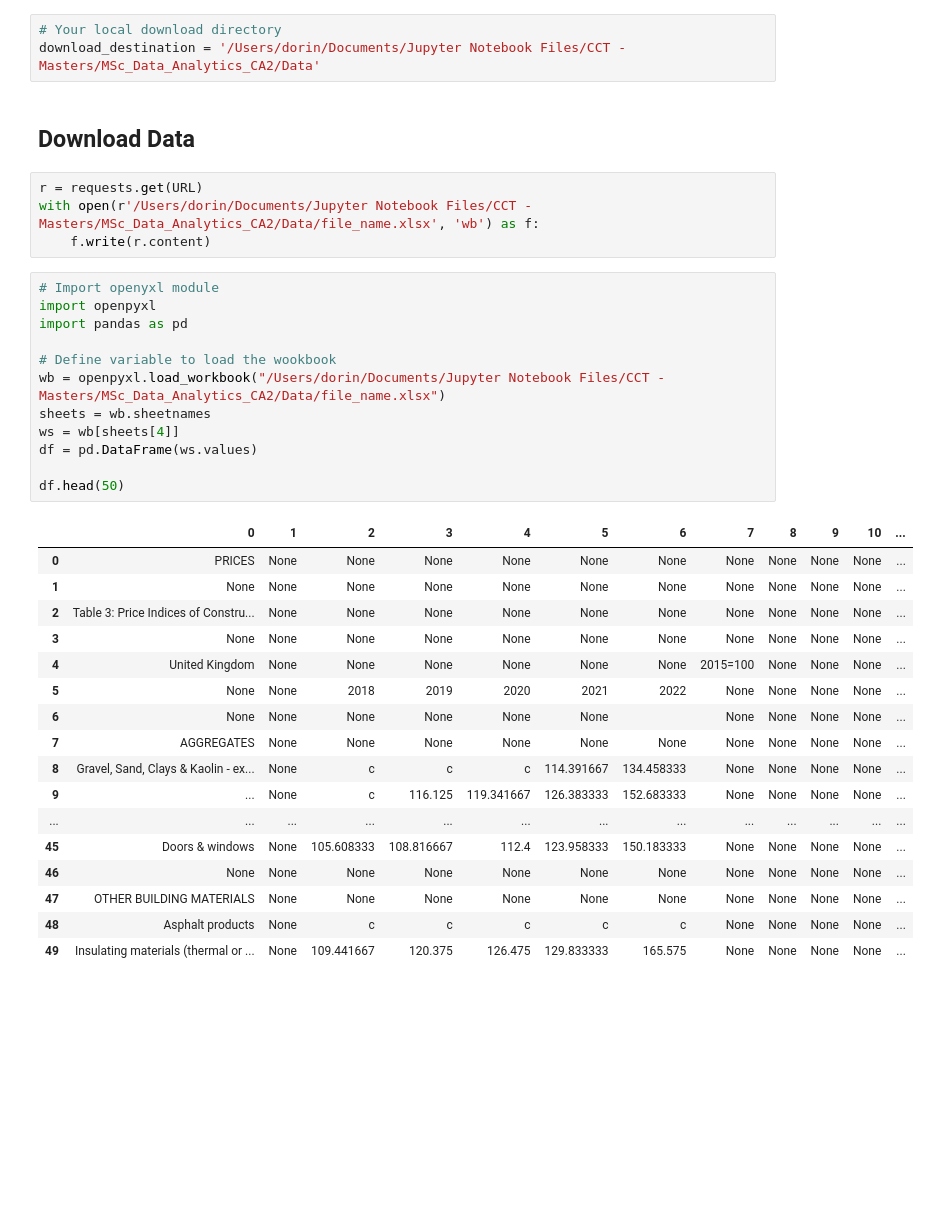
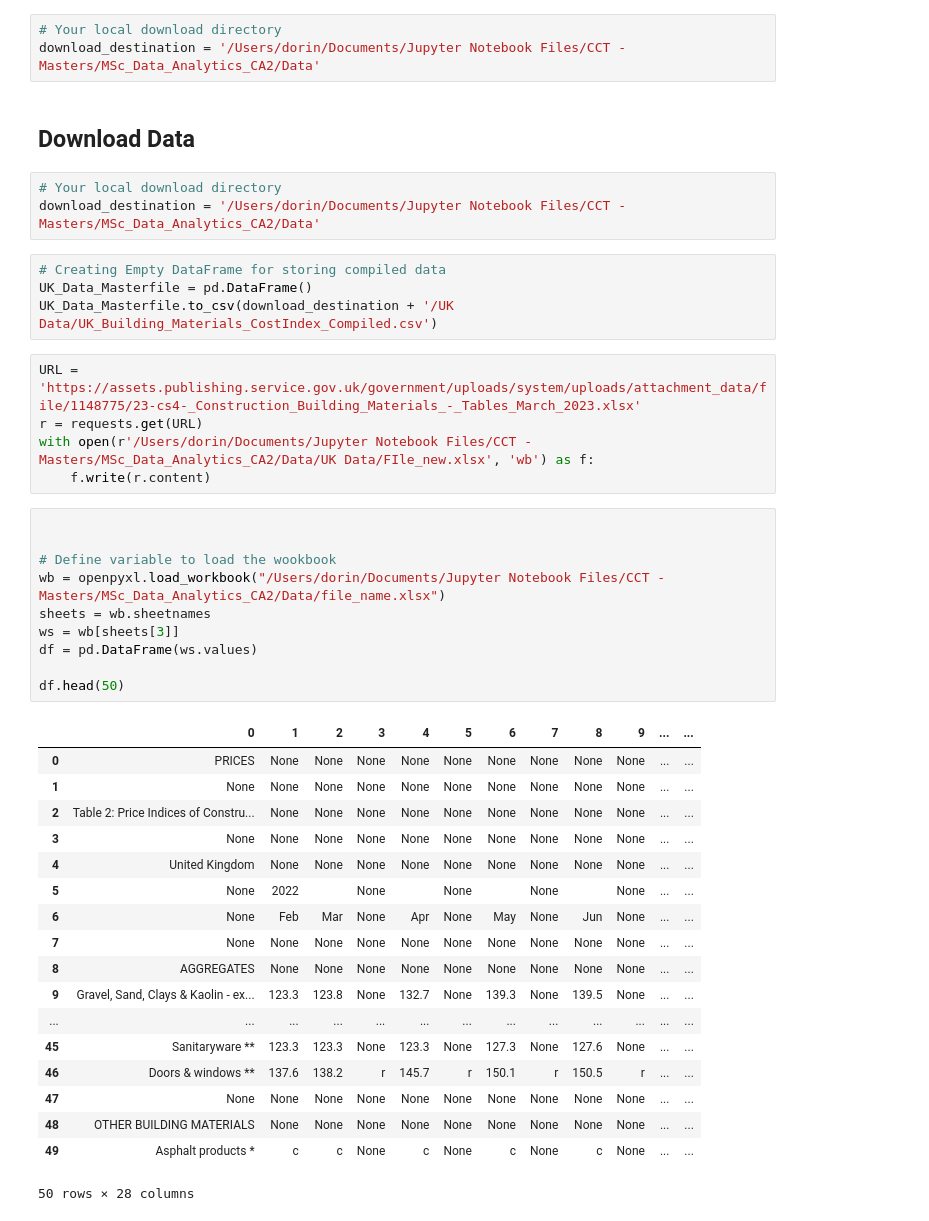
Before and after one commit to DorinBuzilov/Msc-in-Data-Analytics-CA2, a Jupyter notebook: MSc_Data_Analytics_CA2.ipynb, the cells around one changed output. Cells and saved outputs as stored; diff of their text form; blank space fills up the shorter version.

```diff
--- a/MSc_Data_Analytics_CA2.ipynb
+++ b/MSc_Data_Analytics_CA2.ipynb
@@ -18,39 +19,46 @@ import os
 # %%
 # Your local download directory
 download_destination = '/Users/dorin/Documents/Jupyter Notebook Files/CCT - Masters/MSc_Data_Analytics_CA2/Data'
-# %% [markdown]
-## Download Data
+# %% [markdown]
+## Download Data
+# %%
+# Your local download directory
+download_destination = '/Users/dorin/Documents/Jupyter Notebook Files/CCT - Masters/MSc_Data_Analytics_CA2/Data'
+# %%
+# Creating Empty DataFrame for storing compiled data
+UK_Data_Masterfile = pd.DataFrame()
+UK_Data_Masterfile.to_csv(download_destination + '/UK Data/UK_Building_Materials_CostIndex_Compiled.csv')
 # %%
+URL = 'https://assets.publishing.service.gov.uk/government/uploads/system/uploads/attachment_data/file/1148775/23-cs4-_Construction_Building_Materials_-_Tables_March_2023.xlsx'
 r = requests.get(URL)
-with open(r'/Users/dorin/Documents/Jupyter Notebook Files/CCT - Masters/MSc_Data_Analytics_CA2/Data/file_name.xlsx', 'wb') as f:
+with open(r'/Users/dorin/Documents/Jupyter Notebook Files/CCT - Masters/MSc_Data_Analytics_CA2/Data/UK Data/FIle_new.xlsx', 'wb') as f:
     f.write(r.content)
 # %%
-# Import openyxl module
-import openpyxl
-import pandas as pd
+
 
 # Define variable to load the wookbook
 wb = openpyxl.load_workbook("/Users/dorin/Documents/Jupyter Notebook Files/CCT - Masters/MSc_Data_Analytics_CA2/Data/file_name.xlsx")
 sheets = wb.sheetnames
-ws = wb[sheets[4]]
+ws = wb[sheets[3]]
 df = pd.DataFrame(ws.values)
 
 df.head(50)
 # %% [output]
-|  | 0 | 1 | 2 | 3 | 4 | 5 | 6 | 7 | 8 | 9 | 10 | ... |
-| 0 | PRICES | None | None | None | None | None | None | None | None | None | None | ... |
-| 1 | None | None | None | None | None | None | None | None | None | None | None | ... |
-| 2 | Table 3: Price Indices of Constru... | None | None | None | None | None | None | None | None | None | None | ... |
-| 3 | None | None | None | None | None | None | None | None | None | None | None | ... |
-| 4 | United Kingdom | None | None | None | None | None | None | 2015=100 | None | None | None | ... |
-| 5 | None | None | 2018 | 2019 | 2020 | 2021 | 2022 | None | None | None | None | ... |
-| 6 | None | None | None | None | None | None |  | None | None | None | None | ... |
-| 7 | AGGREGATES | None | None | None | None | None | None | None | None | None | None | ... |
-| 8 | Gravel, Sand, Clays & Kaolin - ex... | None | c | c | c | 114.391667 | 134.458333 | None | None | None | None | ... |
-| 9 | ... | None | c | 116.125 | 119.341667 | 126.383333 | 152.683333 | None | None | None | None | ... |
+|  | 0 | 1 | 2 | 3 | 4 | 5 | 6 | 7 | 8 | 9 | ... | ... |
+| 0 | PRICES | None | None | None | None | None | None | None | None | None | ... | ... |
+| 1 | None | None | None | None | None | None | None | None | None | None | ... | ... |
+| 2 | Table 2: Price Indices of Constru... | None | None | None | None | None | None | None | None | None | ... | ... |
+| 3 | None | None | None | None | None | None | None | None | None | None | ... | ... |
+| 4 | United Kingdom | None | None | None | None | None | None | None | None | None | ... | ... |
+| 5 | None | 2022 |  | None |  | None |  | None |  | None | ... | ... |
+| 6 | None | Feb | Mar | None | Apr | None | May | None | Jun | None | ... | ... |
+| 7 | None | None | None | None | None | None | None | None | None | None | ... | ... |
+| 8 | AGGREGATES | None | None | None | None | None | None | None | None | None | ... | ... |
+| 9 | Gravel, Sand, Clays & Kaolin - ex... | 123.3 | 123.8 | None | 132.7 | None | 139.3 | None | 139.5 | None | ... | ... |
 | ... | ... | ... | ... | ... | ... | ... | ... | ... | ... | ... | ... | ... |
-| 45 | Doors & windows | None | 105.608333 | 108.816667 | 112.4 | 123.958333 | 150.183333 | None | None | None | None | ... |
-| 46 | None | None | None | None | None | None | None | None | None | None | None | ... |
-| 47 | OTHER BUILDING MATERIALS | None | None | None | None | None | None | None | None | None | None | ... |
-| 48 | Asphalt products | None | c | c | c | c | c | None | None | None | None | ... |
-| 49 | Insulating materials (thermal or ... | None | 109.441667 | 120.375 | 126.475 | 129.833333 | 165.575 | None | None | None | None | ... |
+| 45 | Sanitaryware ** | 123.3 | 123.3 | None | 123.3 | None | 127.3 | None | 127.6 | None | ... | ... |
+| 46 | Doors & windows ** | 137.6 | 138.2 | r | 145.7 | r | 150.1 | r | 150.5 | r | ... | ... |
+| 47 | None | None | None | None | None | None | None | None | None | None | ... | ... |
+| 48 | OTHER BUILDING MATERIALS | None | None | None | None | None | None | None | None | None | ... | ... |
+| 49 | Asphalt products * | c | c | None | c | None | c | None | c | None | ... | ... |
+50 rows × 28 columns
```
Also changed, not shown: parts of 30 cells of this notebook, 7 other files.
